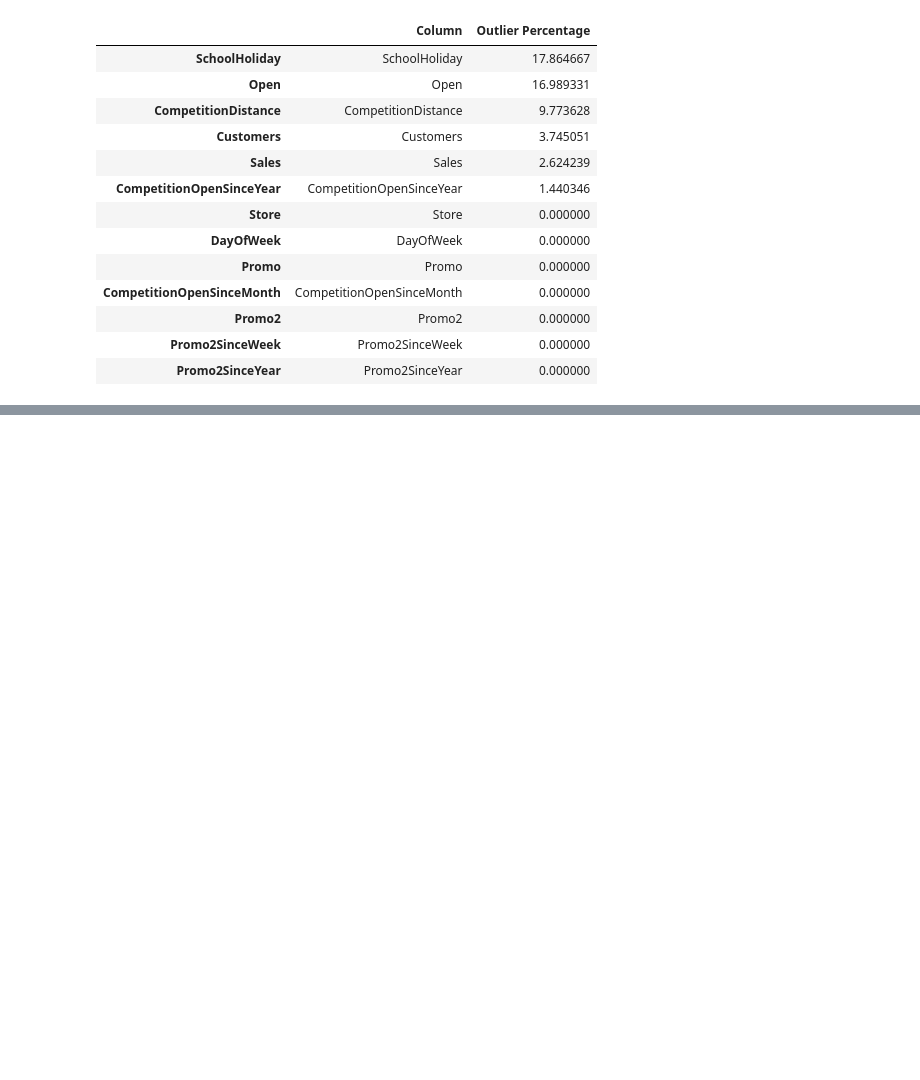
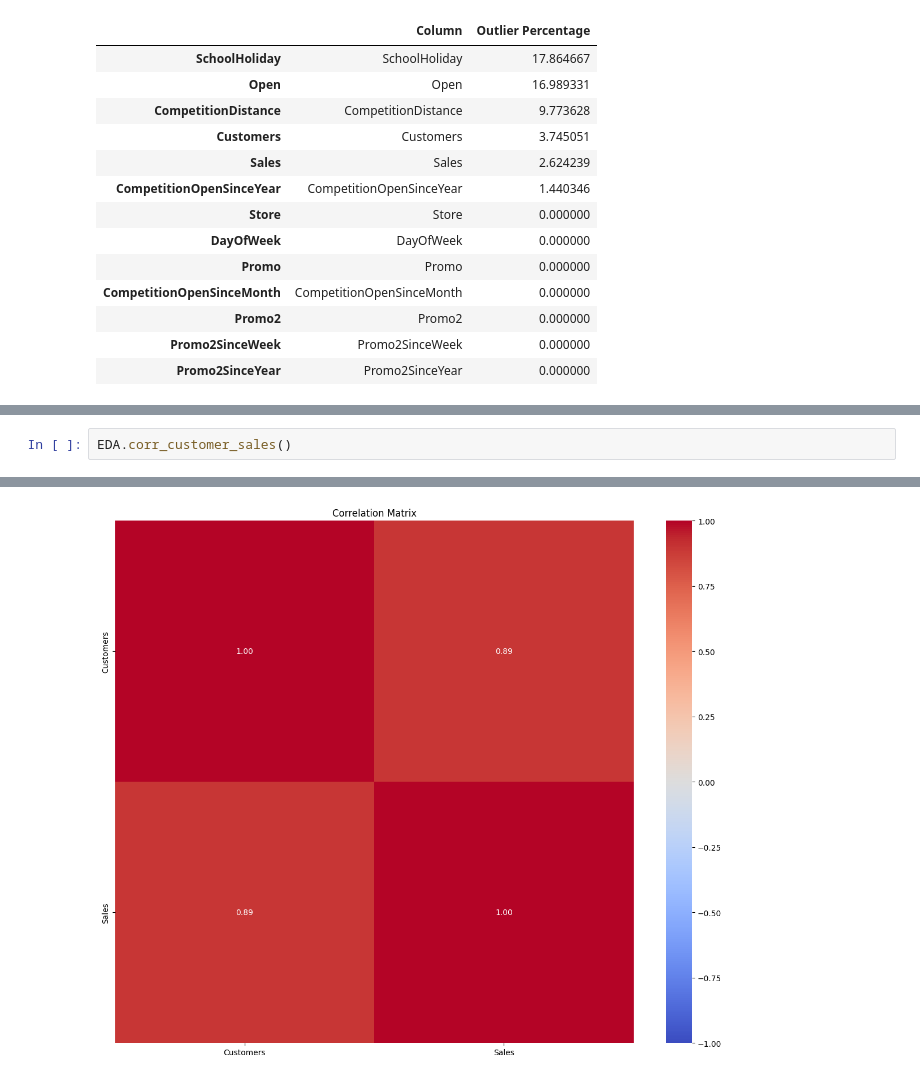
Before and after one commit to Marta233/Sales_Forcasting, a Jupyter notebook: notebook/EDA.ipynb, the cells around one changed output, grey strips where cells are left out. Saved outputs shown, nothing was run; the diff lists cells and outputs as text; blank space fills up the shorter version.

```diff
--- a/notebook/EDA.ipynb
+++ b/notebook/EDA.ipynb
@@ -169,0 +177,3 @@ EDA.seasonal_purchase_treand_ana()
+# %%
+EDA.corr_customer_sales()
+# %% [output]
@@ -169,0 +181 @@ EDA.seasonal_purchase_treand_ana()
+[figure, added]
```
Also changed, not shown: parts of 14 cells of this notebook, 1 other file.
